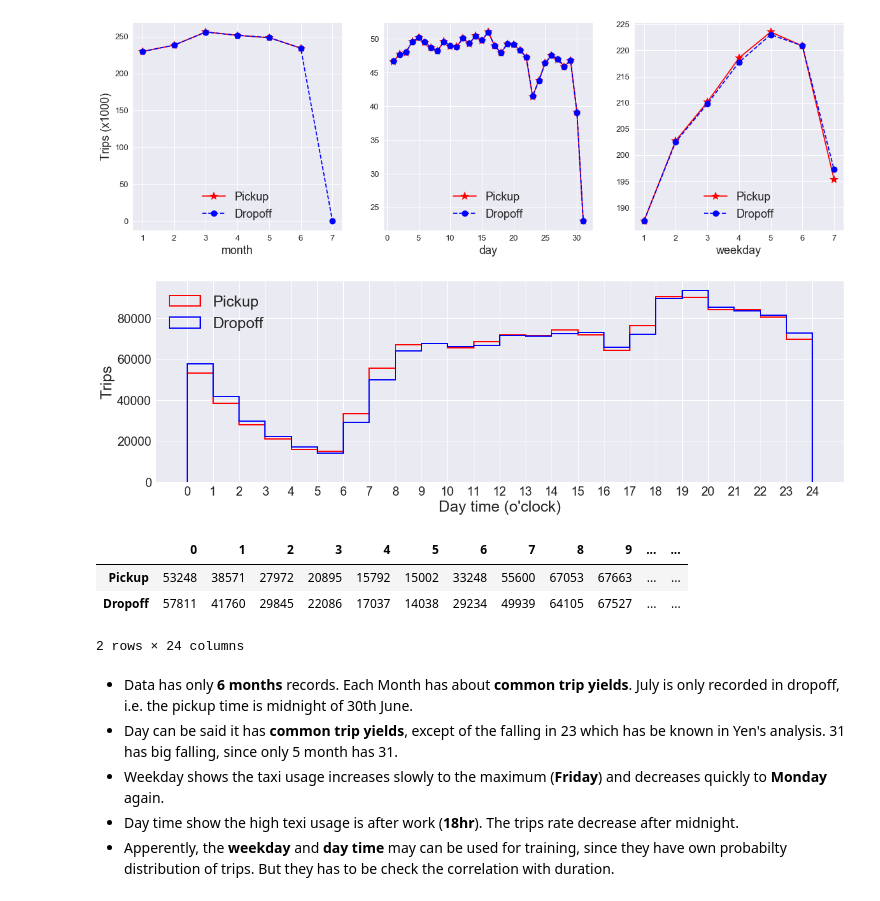
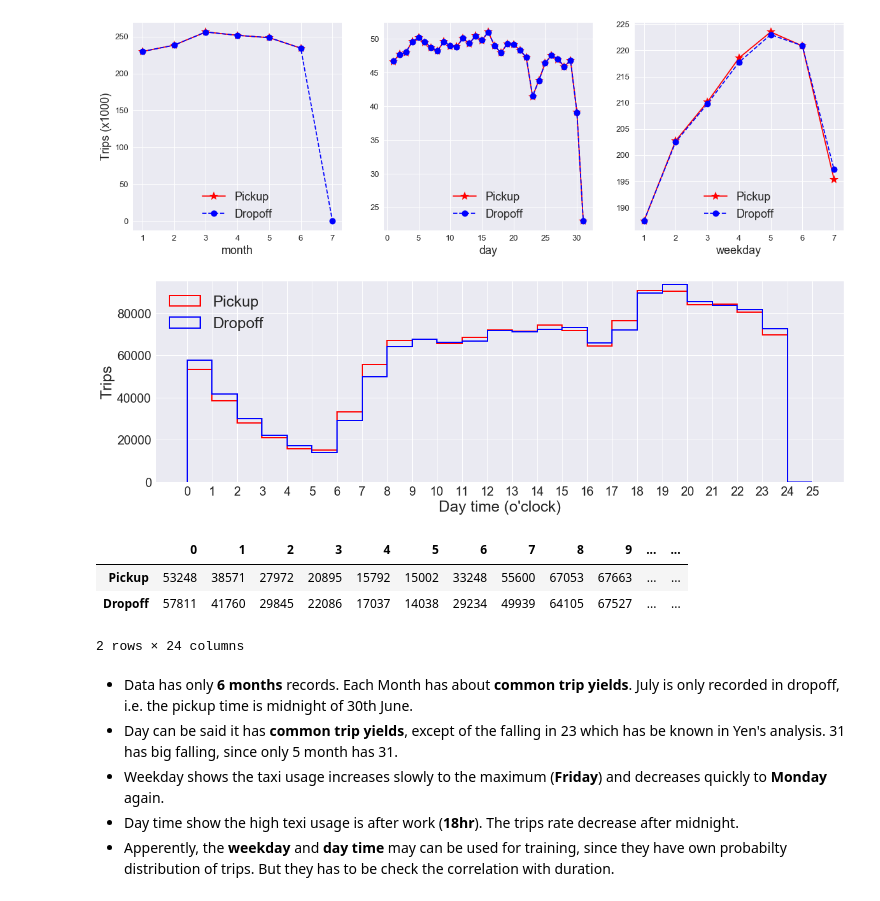
Before and after one commit to yennanliu/NYC_Taxi_Trip_Duration, a Jupyter notebook: notebook/EDA_jtsai_overview.ipynb, the cells around one changed output. Drawn from its saved outputs; the diff is of its cells as text; code cells hidden in the pictures.

```diff
--- a/notebook/EDA_jtsai_overview.ipynb
+++ b/notebook/EDA_jtsai_overview.ipynb
@@ -278,19 +316,15 @@ plt.show()
 [figure]
 # %%
 plt.figure(figsize=(20,6))
-n_pick, b_pick, p_pick = plt.hist(df['pickup_time'],  bins=24, histtype='step', color='r', linewidth=2, label='Pickup' )
-n_drop, b_drop, p_drop = plt.hist(df['dropoff_time'], bins=24, histtype='step', color='b', linewidth=2, label='Dropoff')
-plt.tick_params(labelsize=20)
-plt.xticks(range(0,25,1))
-plt.xlabel("Day time (o'clock)", fontsize=25)
-plt.ylabel('Trips', fontsize=25)
+pick_info = make_hist(df['pickup_time'].values,  max_cut=25, histtype='step', edgecolor='r', linewidth=2, xlabel="Day time (o'clock)", ylabel="Trips", label='Pickup',  tightLabel=True)
+drop_info = make_hist(df['dropoff_time'].values, max_cut=25, histtype='step', edgecolor='b', linewidth=2, xlabel="Day time (o'clock)", ylabel="Trips", label='Dropoff', tightLabel=True)
 plt.legend(loc='upper left', fontsize=25)
 plt.show()
 
-df_trips_daytime = pd.DataFrame(data=[n_pick.astype(int), n_drop.astype(int)], columns=range(0,24,1), index=['Pickup','Dropoff'])
+df_trips_daytime = pd.DataFrame(data=[pick_info[0][:-1].astype(int), drop_info[0][:-1].astype(int)], columns=range(0,24,1), index=['Pickup','Dropoff'])
 df_trips_daytime.head()
 # %% [output]
-[figure, old version]
+[figure, new version]
 |  | 0 | 1 | 2 | 3 | 4 | 5 | 6 | 7 | 8 | 9 | ... | ... |
 | Pickup | 53248 | 38571 | 27972 | 20895 | 15792 | 15002 | 33248 | 55600 | 67053 | 67663 | ... | ... |
 | Dropoff | 57811 | 41760 | 29845 | 22086 | 17037 | 14038 | 29234 | 49939 | 64105 | 67527 | ... | ... |
```
Also changed, not shown: parts of 35 cells of this notebook.
